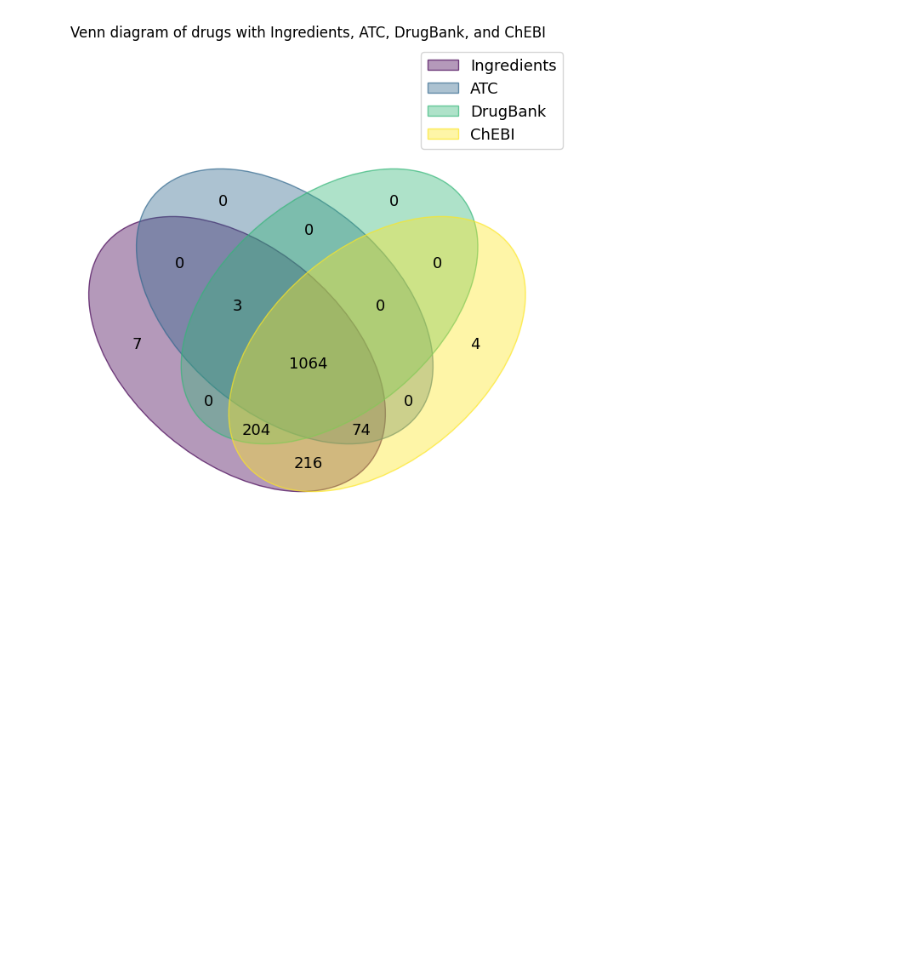
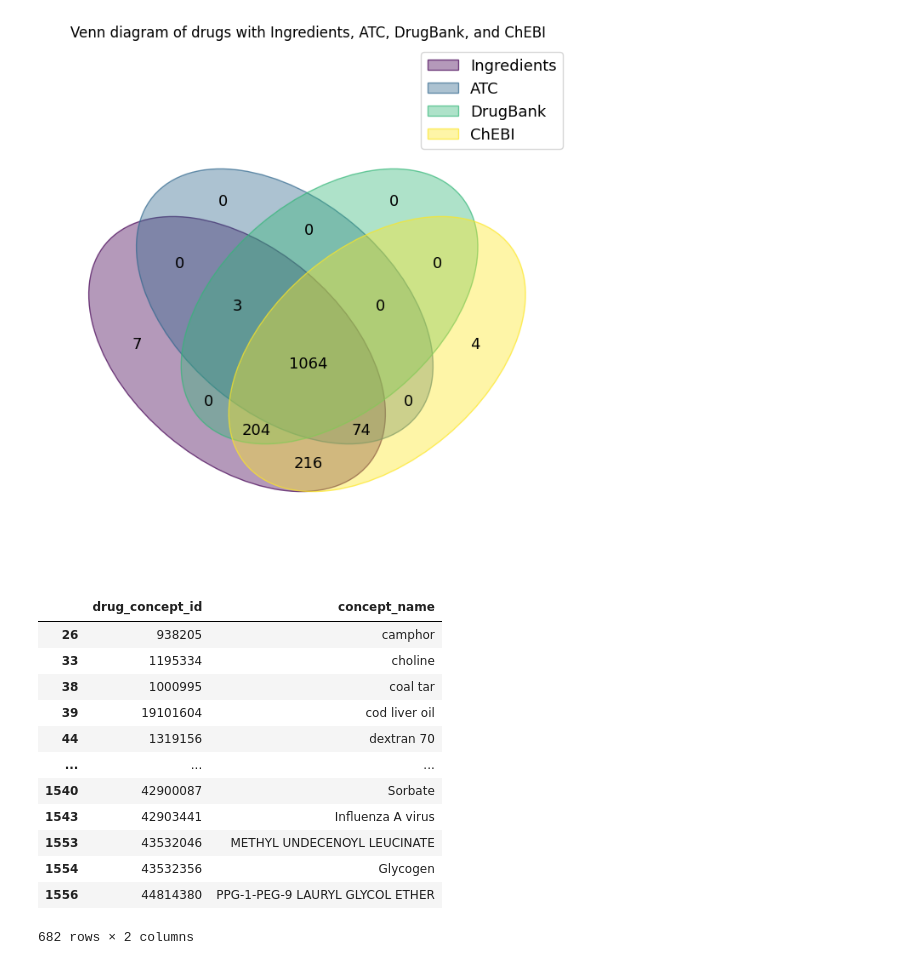
Before and after one commit to spicadust/Project_PerMed, a Jupyter notebook: notebooks/eda/venn_diagram.ipynb, the cells around one changed output. Saved outputs shown, nothing was run; the diff lists cells and outputs as text; code cells hidden in the pictures; blank space fills up the shorter version.

```diff
--- a/notebooks/eda/venn_diagram.ipynb
+++ b/notebooks/eda/venn_diagram.ipynb
@@ -125,3 +162,49 @@ plt.title("Venn diagram of drugs with Ingredients, ATC, DrugBank, and ChEBI")
 plt.show()
 # %% [output]
 [figure]
+# %%
+# see which drugs lacks atc, drugbank, chebi, ingredients
+lacks_atc = all_drugs - atc_set
+lacks_drugbank = all_drugs - drugbank_set
+lacks_chebi = all_drugs - chebi_set
+lacks_ingredients = all_drugs - ingredients_set
+
+# create a df with all the drug code and names
+all_drugs_df = pd.concat(
+    [
+        drug_era_ingredients[["drug_concept_id", "concept_name"]],
+        drug_era_atc[["drug_concept_id", "concept_name"]],
+        drug_era_drugbank[["drug_concept_id", "concept_name"]],
+        drug_era_chebi[["drug_concept_id", "concept_name"]],
+    ]
+)
+
+# get the names of the drugs that lack atc, drugbank, chebi, ingredients. keep only one row per drug
+lacks_atc_df = all_drugs_df[
+    all_drugs_df["drug_concept_id"].isin(lacks_atc)
+].drop_duplicates()
+lacks_drugbank_df = all_drugs_df[
+    all_drugs_df["drug_concept_id"].isin(lacks_drugbank)
+].drop_duplicates()
+lacks_chebi_df = all_drugs_df[
+    all_drugs_df["drug_concept_id"].isin(lacks_chebi)
+].drop_duplicates()
+lacks_ingredients_df = all_drugs_df[
+    all_drugs_df["drug_concept_id"].isin(lacks_ingredients)
+].drop_duplicates()
+# %%
+lacks_atc_df
+# %% [output]
+|  | drug_concept_id | concept_name |
+| 26 | 938205 | camphor |
+| 33 | 1195334 | choline |
+| 38 | 1000995 | coal tar |
+| 39 | 19101604 | cod liver oil |
+| 44 | 1319156 | dextran 70 |
+| ... | ... | ... |
+| 1540 | 42900087 | Sorbate |
+| 1543 | 42903441 | Influenza A virus |
+| 1553 | 43532046 | METHYL UNDECENOYL LEUCINATE |
+| 1554 | 43532356 | Glycogen |
+| 1556 | 44814380 | PPG-1-PEG-9 LAURYL GLYCOL ETHER |
+682 rows × 2 columns
```
Also changed, not shown: parts of 10 cells of this notebook, 8 other files.
